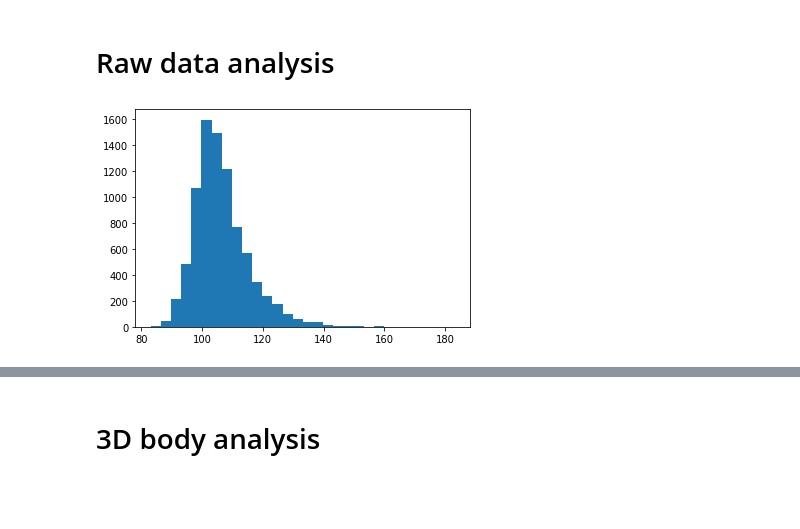
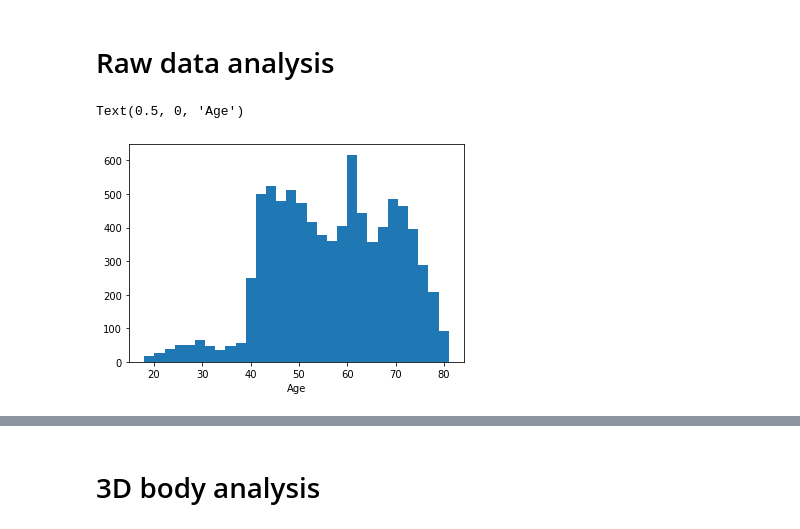
Before and after one commit to wesferr/AHBS, a Jupyter notebook: Analysis.ipynb, the cells around one changed output, grey strips where cells are left out. Cells and saved outputs as stored; diff of their text form; code cells hidden in the pictures; blank space fills up the shorter version.

```diff
--- a/Analysis.ipynb
+++ b/Analysis.ipynb
@@ -168,10 +190,12 @@ over_time_better_plot = np.array(over_time_better)
 over_time_errors_plot = np.array(over_time_errors)
 age_to_plot = over_time_plot[:,-1]
 # %%
-plt.hist(data[14], bins=30)
-plt.show()
+fig, ax = plt.subplots(1, 1)
+ax.hist(data[15], bins=30)
+ax.set_xlabel('Age')
 # %% [output]
+Text(0.5, 0, 'Age')
-[figure, old version]
+[figure, new version]
 # %%
 plt.plot(age_to_plot, over_time_errors_plot)
 # %% [output]
```
Also changed, not shown: parts of 76 cells of this notebook, 6 other files.
